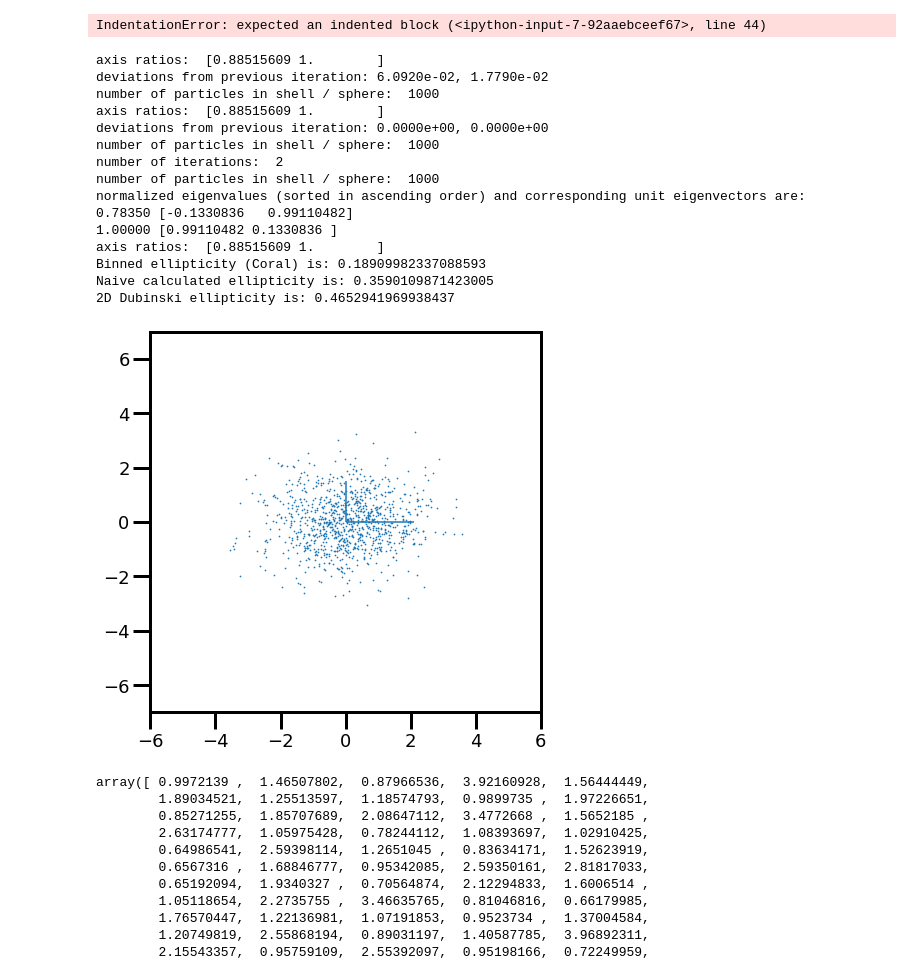
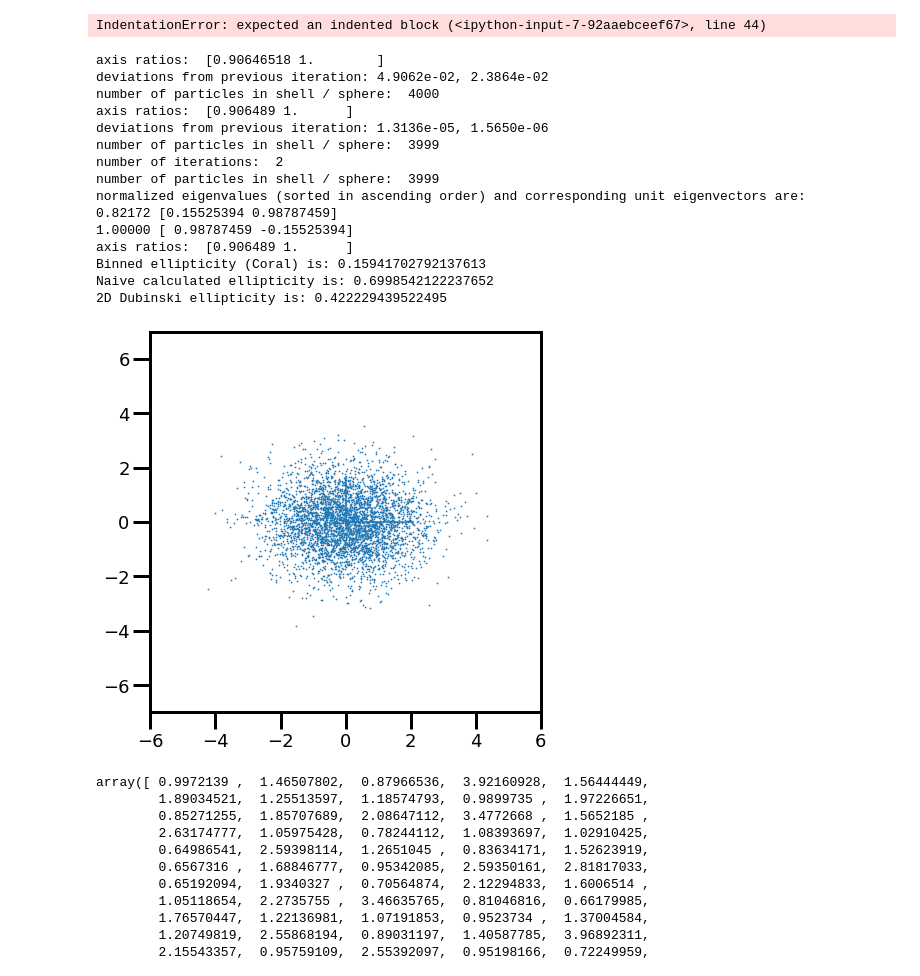
Before and after one commit to Thomas-Seive/MBK-Research-Project, a Jupyter notebook: FIRE_Velocities_research.ipynb, the cells around one changed output. Cells and saved outputs as stored; diff of their text form; code cells hidden in the pictures.

Commit message:
Add files via upload
Version with the Dubinski ellipticity applied to all correct orientations

```diff
--- a/FIRE_Velocities_research.ipynb
+++ b/FIRE_Velocities_research.ipynb
@@ -694,6 +769,9 @@ def axis(arr_in, rad, shell=False, axes_out=False, fix_volume=True, quiet=False)
     quiet=False: if set to true, suppress information that is printed
     on each iteration
     """
+    if quiet == False:
+        print('Radius:',rad)
+
     def calc_inertia(arr_in, axrat_in):
 
         """calculate the modified moment of inertia tensor and get its eigenvalues and eigenvalues"""
@@ -790,14 +868,15 @@ def axis(arr_in, rad, shell=False, axes_out=False, fix_volume=True, quiet=False)
     evals=evals/evals.max()
     inds=evals.argsort()
     final_axrats=evals[inds[:2]]**0.5
-    print ('number of iterations: ', cnt)
-    print ('number of particles in shell / sphere: ', np.size(locs))
-    print ('normalized eigenvalues (sorted in ascending order) ' +
-    'and corresponding unit eigenvectors are:')
-    print ('%.*f' % (5, evals[inds[0]]), evs0[:,inds[0]])
-    print ('%.*f' % (5, evals[inds[1]]), evs0[:,inds[1]])
-    #print ('%.*f' % (5, evals[inds[2]]), evs0[:,inds[2]])
-    print ('axis ratios: ', final_axrats)
+    if quiet == False:
+        print ('number of iterations: ', cnt)
+        print ('number of particles in shell / sphere: ', np.size(locs))
+        print ('normalized eigenvalues (sorted in ascending order) ' +
+        'and corresponding unit eigenvectors are:')
+        print ('%.*f' % (5, evals[inds[0]]), evs0[:,inds[0]])
+        print ('%.*f' % (5, evals[inds[1]]), evs0[:,inds[1]])
+        #print ('%.*f' % (5, evals[inds[2]]), evs0[:,inds[2]])
+        print ('axis ratios: ', final_axrats)
     if axes_out:
         return final_axrats, [evs0[:,inds[0]], evs0[:,inds[1]], evs0[:,inds[2]]]
     else:
@@ -943,8 +1022,8 @@ IndentationError: expected an indented block (<ipython-input-7-92aaebceef67>, li
 # %%
 #Using gaussian data to test the ellipticity equation
 #generate data
-x = np.random.normal(scale=1.2,size=1000)
-y = np.random.normal(scale=1.0,size=1000)
+x = np.random.normal(scale=1.2,size=4000)
+y = np.random.normal(scale=1.0,size=4000)
 z = np.random.normal(scale=1.0,size=1000)
 #put data through function
 #test_data = np.column_stack((x,y,z))
@@ -967,7 +1046,7 @@ bin_values_z = np.array([(bin_edges_z[i+1]+bin_edges_z[i])/2 for i in range(len(
 np2d_weighted = np.sum(np2dhist*(bin_values**2))
 np2d_weighted_z = np.sum(np2dhist_z*(bin_values_z**2))
 ellipticity_zx = max([(1-np.sqrt(((np2d_weighted)/(np2d_weighted_z)))),(1-np.sqrt(((np2d_weighted_z)/(np2d_weighted))))])
-actual_ellip = np.sqrt(1-((1.4**2)/(1.5**2)))
+actual_ellip = np.sqrt(1-((1.5**2)/(2.1**2)))
 dublinski_ellip = np.sqrt(1-((semiminor_axis)**2)/((semimajor_axis)**2))
 dub_ellip = np.sqrt(1-(axis_ratio)**2)
 #print(max(np.abs(x))**2)
@@ -991,47 +1070,47 @@ fontsize=32
 fontsizetick = 18
 plt.rc('axes',linewidth=axwidth)  #make sure to do this before making any figures
 
 fig = plt.figure(figsize=(7,7))
 ax = plt.gca()
 
 for tick in ax.xaxis.get_major_ticks():
     tick.label1.set_fontsize(fontsizetick)
 for tick in ax.yaxis.get_major_ticks():
     tick.label1.set_fontsize(fontsizetick)
 for line in ax.get_xticklines() + ax.get_yticklines():
     line.set_markersize(18)
     line.set_markeredgewidth(3)
 for tick in ax.xaxis.get_minor_ticks():
     tick.label1.set_fontsize(fontsizetick/2)
 for tick in ax.yaxis.get_minor_ticks():
     tick.label1.set_fontsize(fontsizetick/2)
 
 ax.tick_params(which='major',width=axwidth,length=axlength+5)
 ax.tick_params(which='minor',width=axwidth,length=axlength)
 plt.scatter(x,y,s=0.5)
 plt.hlines(0,0,2.1)
 plt.vlines(0,0,1.5)
 plt.ylim([-7,7])
 plt.xlim([-6,6])
 
 plt.show()
 # %% [output]
-axis ratios:  [0.88515609 1.        ]
-deviations from previous iteration: 6.0920e-02, 1.7790e-02
-number of particles in shell / sphere:  1000
-axis ratios:  [0.88515609 1.        ]
-deviations from previous iteration: 0.0000e+00, 0.0000e+00
-number of particles in shell / sphere:  1000
+axis ratios:  [0.90646518 1.        ]
+deviations from previous iteration: 4.9062e-02, 2.3864e-02
+number of particles in shell / sphere:  4000
+axis ratios:  [0.906489 1.      ]
+deviations from previous iteration: 1.3136e-05, 1.5650e-06
+number of particles in shell / sphere:  3999
 number of iterations:  2
-number of particles in shell / sphere:  1000
+number of particles in shell / sphere:  3999
 normalized eigenvalues (sorted in ascending order) and corresponding unit eigenvectors are:
-0.78350 [-0.1330836   0.99110482]
-1.00000 [0.99110482 0.1330836 ]
-axis ratios:  [0.88515609 1.        ]
-Binned ellipticity (Coral) is: 0.18909982337088593
-Naive calculated ellipticity is: 0.3590109871423005
-2D Dubinski ellipticity is: 0.4652941969938437
+0.82172 [0.15525394 0.98787459]
+1.00000 [ 0.98787459 -0.15525394]
+axis ratios:  [0.906489 1.      ]
+Binned ellipticity (Coral) is: 0.15941702792137613
+Naive calculated ellipticity is: 0.6998542122237652
+2D Dubinski ellipticity is: 0.422229439522495
-[figure, old version]
+[figure, new version]
 # %%
 bincounts = 100
 nphist,bin_edges = np.histogram(x,bins=bincounts)
```
Also changed, not shown: parts of 2 cells of this notebook.
